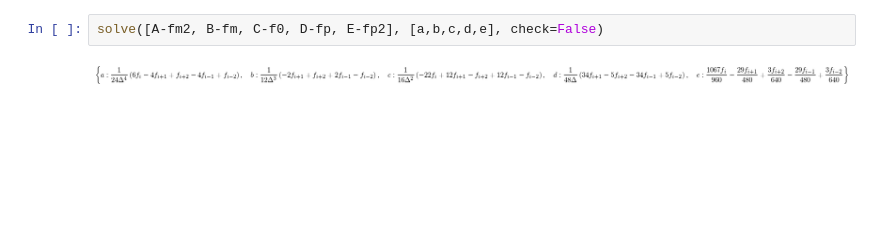
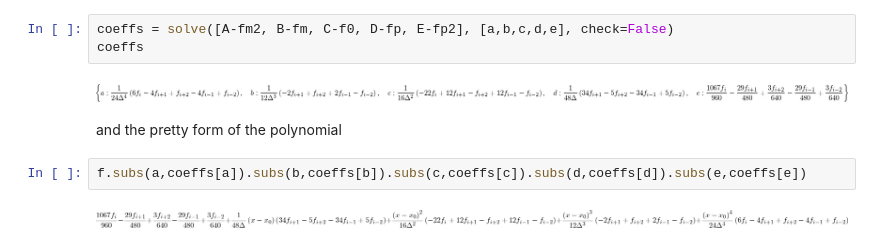
Before and after one commit to python-hydro/hydro_examples, a Jupyter notebook: finite-volume/conservative-interpolation.ipynb, the cells around one changed output. Saved outputs shown, nothing was run; the diff lists cells and outputs as text; blank space fills up the shorter version.

```diff
--- a/finite-volume/conservative-interpolation.ipynb
+++ b/finite-volume/conservative-interpolation.ipynb
@@ -72,4 +113,11 @@ E = simplify(integrate(f/dx, (x, xp32, xp52)))
 # %%
-solve([A-fm2, B-fm, C-f0, D-fp, E-fp2], [a,b,c,d,e], check=False)
+coeffs = solve([A-fm2, B-fm, C-f0, D-fp, E-fp2], [a,b,c,d,e], check=False)
+coeffs
 # %% [output]
 [figure]
+# %% [markdown]
+and the pretty form of the polynomial
+# %%
+f.subs(a,coeffs[a]).subs(b,coeffs[b]).subs(c,coeffs[c]).subs(d,coeffs[d]).subs(e,coeffs[e])
+# %% [output]
+[figure, added]
```
Also changed, not shown: parts of 15 cells of this notebook.
